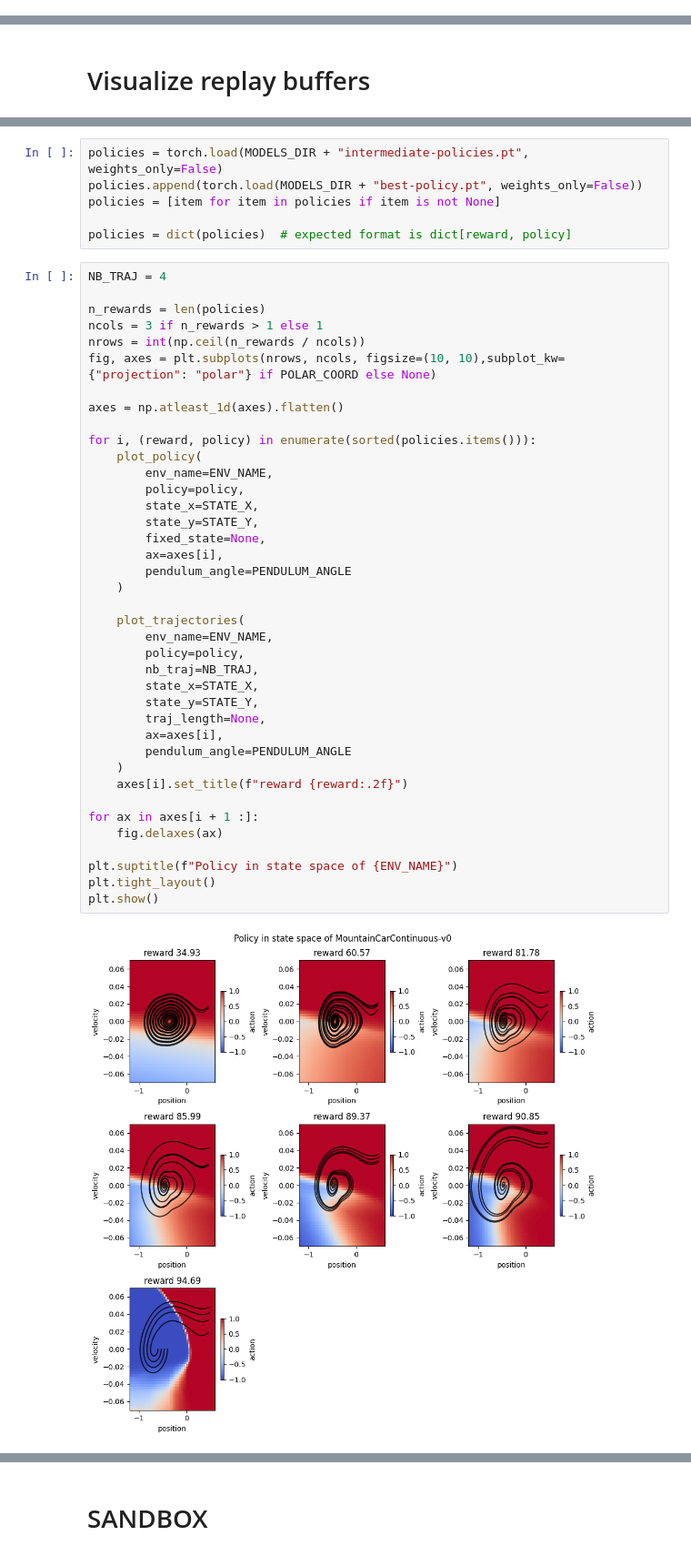
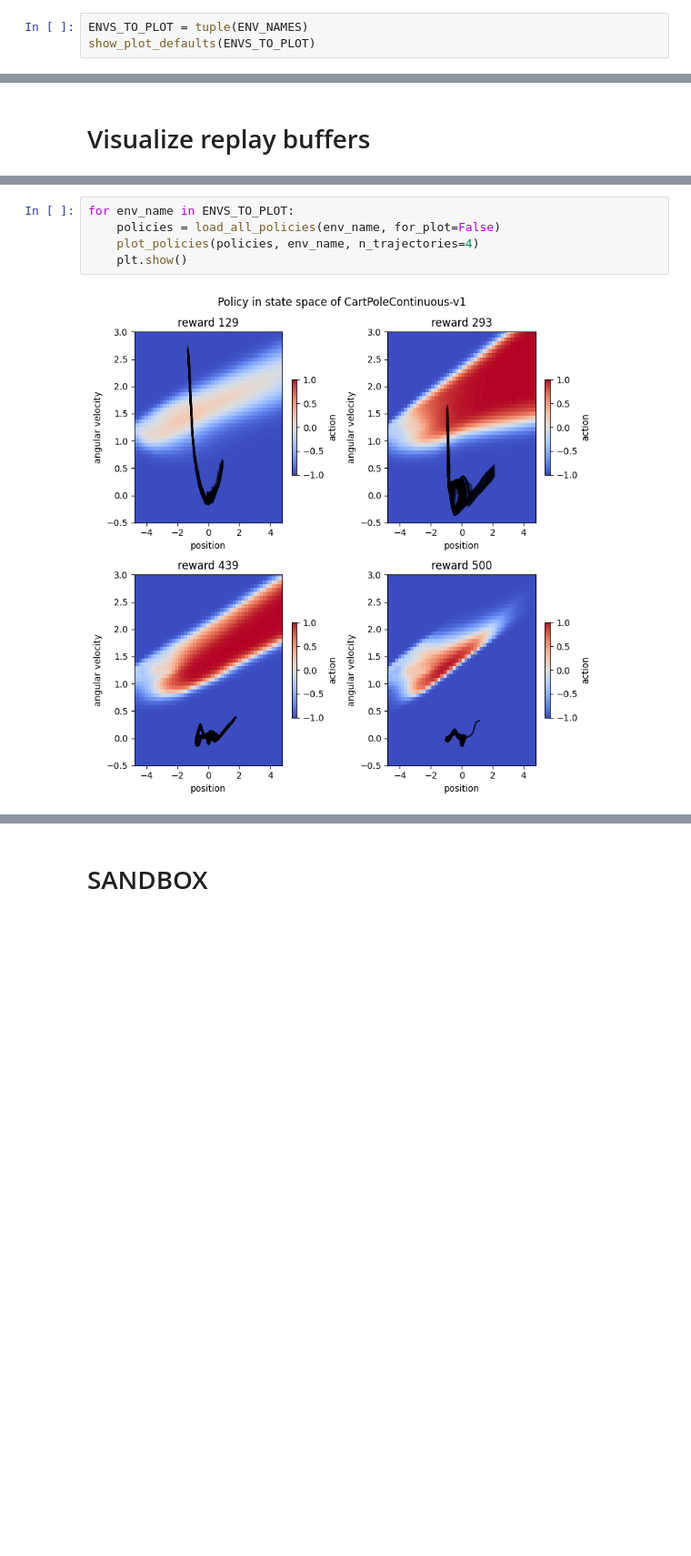
Before and after one commit to milosoundjian/projet-mind, a Jupyter notebook: notebooks/04-analyze_policies.ipynb, the cells around one changed output, grey strips where cells are left out. Shown at 91% size. Cells and saved outputs as stored; diff of their text form; blank space fills up the shorter version.

Commit message:
clean up  buffer and policy loading and plotting

```diff
--- a/notebooks/04-analyze_policies.ipynb
+++ b/notebooks/04-analyze_policies.ipynb
@@ -77,0 +53,3 @@ using polar coordinates
+# %%
+ENVS_TO_PLOT = tuple(ENV_NAMES)
+show_plot_defaults(ENVS_TO_PLOT)
@@ -127,47 +87,7 @@ plt.show()
-# %%
-policies = torch.load(MODELS_DIR + "intermediate-policies.pt", weights_only=False)
-policies.append(torch.load(MODELS_DIR + "best-policy.pt", weights_only=False))
-policies = [item for item in policies if item is not None]
-
-policies = dict(policies)  # expected format is dict[reward, policy]
 # %%
-NB_TRAJ = 4
-
-n_rewards = len(policies)
-ncols = 3 if n_rewards > 1 else 1
-nrows = int(np.ceil(n_rewards / ncols))
-fig, axes = plt.subplots(nrows, ncols, figsize=(10, 10),subplot_kw={"projection": "polar"} if POLAR_COORD else None)
-
-axes = np.atleast_1d(axes).flatten()
-
-for i, (reward, policy) in enumerate(sorted(policies.items())):
-    plot_policy(
-        env_name=ENV_NAME,
-        policy=policy,
-        state_x=STATE_X,
-        state_y=STATE_Y,
-        fixed_state=None,
-        ax=axes[i],
-        pendulum_angle=PENDULUM_ANGLE
-    )
-
-    plot_trajectories(
-        env_name=ENV_NAME,
-        policy=policy,
-        nb_traj=NB_TRAJ,
-        state_x=STATE_X,
-        state_y=STATE_Y,
-        traj_length=None,
-        ax=axes[i],
-        pendulum_angle=PENDULUM_ANGLE
-    )
-    axes[i].set_title(f"reward {reward:.2f}")
-
-for ax in axes[i + 1 :]:
-    fig.delaxes(ax)
-
-plt.suptitle(f"Policy in state space of {ENV_NAME}")
-plt.tight_layout()
-plt.show()
+for env_name in ENVS_TO_PLOT:
+    policies = load_all_policies(env_name, for_plot=False)
+    plot_policies(policies, env_name, n_trajectories=4)
+    plt.show()
 # %% [output]
-[figure, old version]
+[figure, new version]
```
Also changed, not shown: parts of 12 cells of this notebook, 3 other files.
